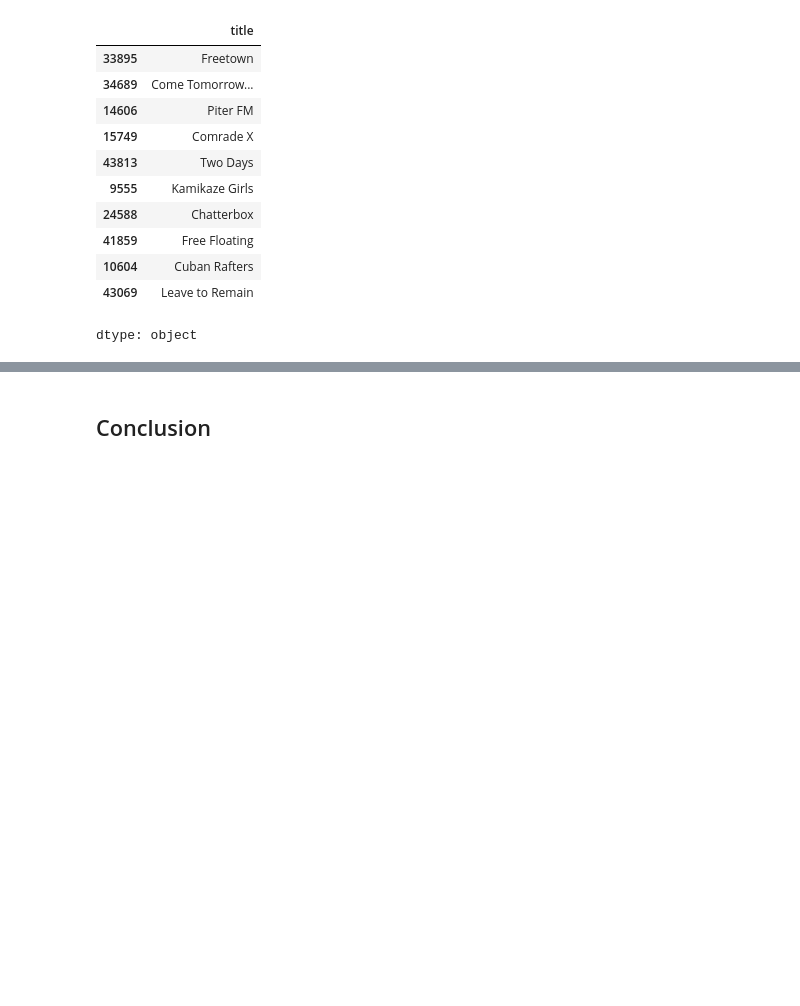
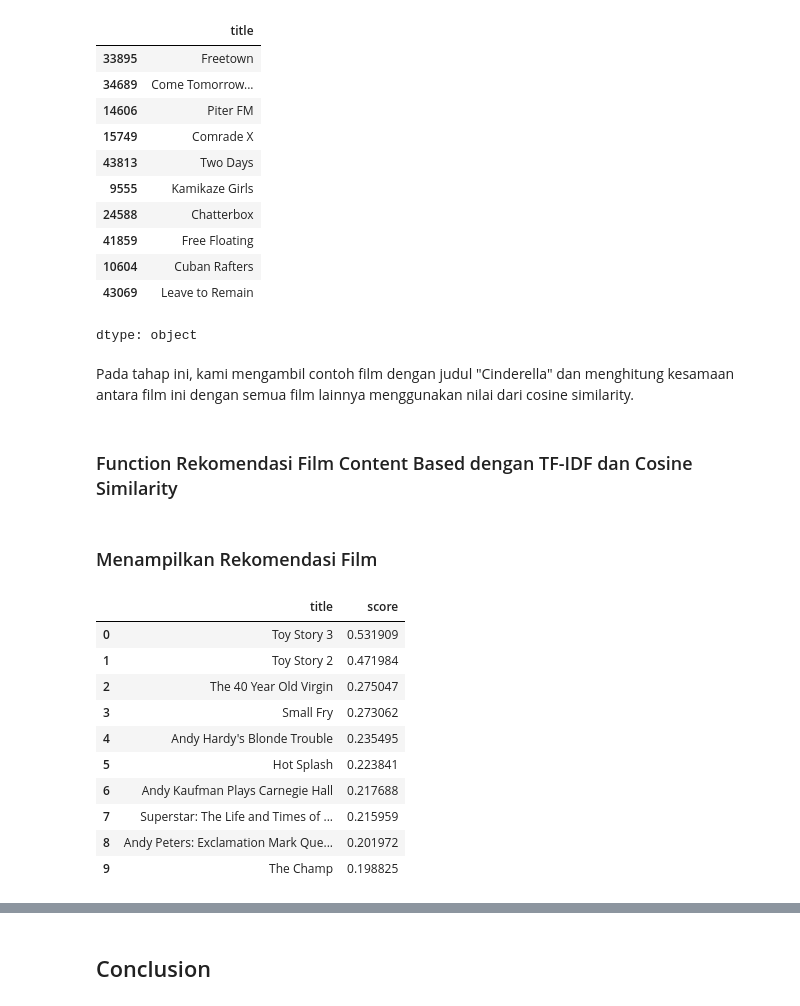
Before and after one commit to AldiPutra24/Machine-Learning-Terapan, a Jupyter notebook: Recommendation System/Recommendation_System.ipynb, the cells around one changed output, grey strips where cells are left out. Cells and saved outputs as stored; diff of their text form; code cells hidden in the pictures; blank space fills up the shorter version.

```diff
--- a/Recommendation System/Recommendation_System.ipynb
+++ b/Recommendation System/Recommendation_System.ipynb
@@ -214,6 +250,10 @@ df['title'].iloc[movie_indices]
 | 10604 | Cuban Rafters |
 | 43069 | Leave to Remain |
 dtype: object
+# %% [markdown]
+Pada tahap ini, kami mengambil contoh film dengan judul "Cinderella" dan menghitung kesamaan antara film ini dengan semua film lainnya menggunakan nilai dari cosine similarity.
+# %% [markdown]
+### Function Rekomendasi Film Content Based dengan TF-IDF dan Cosine Similarity
 # %%
 # Membuat fungsi untuk merekomendasikan film berdasarkan konten (overview)
 def content_based_recommender(title, cosine_sim, dataframe):
@@ -231 +275,18 @@ def content_based_recommender(title, cosine_sim, dataframe):
+# %% [markdown]
+### Menampilkan Rekomendasi Film
+# %%
+# Mencoba fungsi rekomendasi untuk film "Toy Story"
+content_based_recommender("Toy Story", cosine_sim, df)
+# %% [output]
+|  | title | score |
+| 0 | Toy Story 3 | 0.531909 |
+| 1 | Toy Story 2 | 0.471984 |
+| 2 | The 40 Year Old Virgin | 0.275047 |
+| 3 | Small Fry | 0.273062 |
+| 4 | Andy Hardy's Blonde Trouble | 0.235495 |
+| 5 | Hot Splash | 0.223841 |
+| 6 | Andy Kaufman Plays Carnegie Hall | 0.217688 |
+| 7 | Superstar: The Life and Times of ... | 0.215959 |
+| 8 | Andy Peters: Exclamation Mark Que... | 0.201972 |
+| 9 | The Champ | 0.198825 |
 # %%
```
Also changed, not shown: parts of 22 cells of this notebook, 2 other files.
